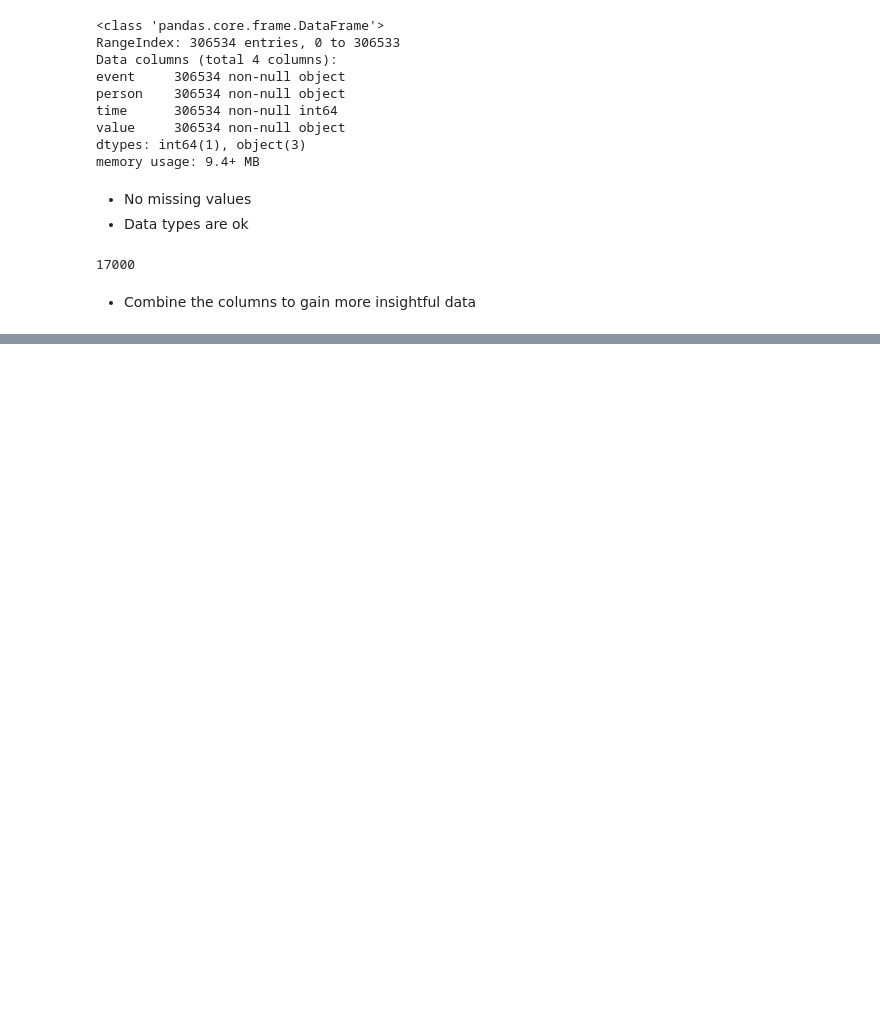
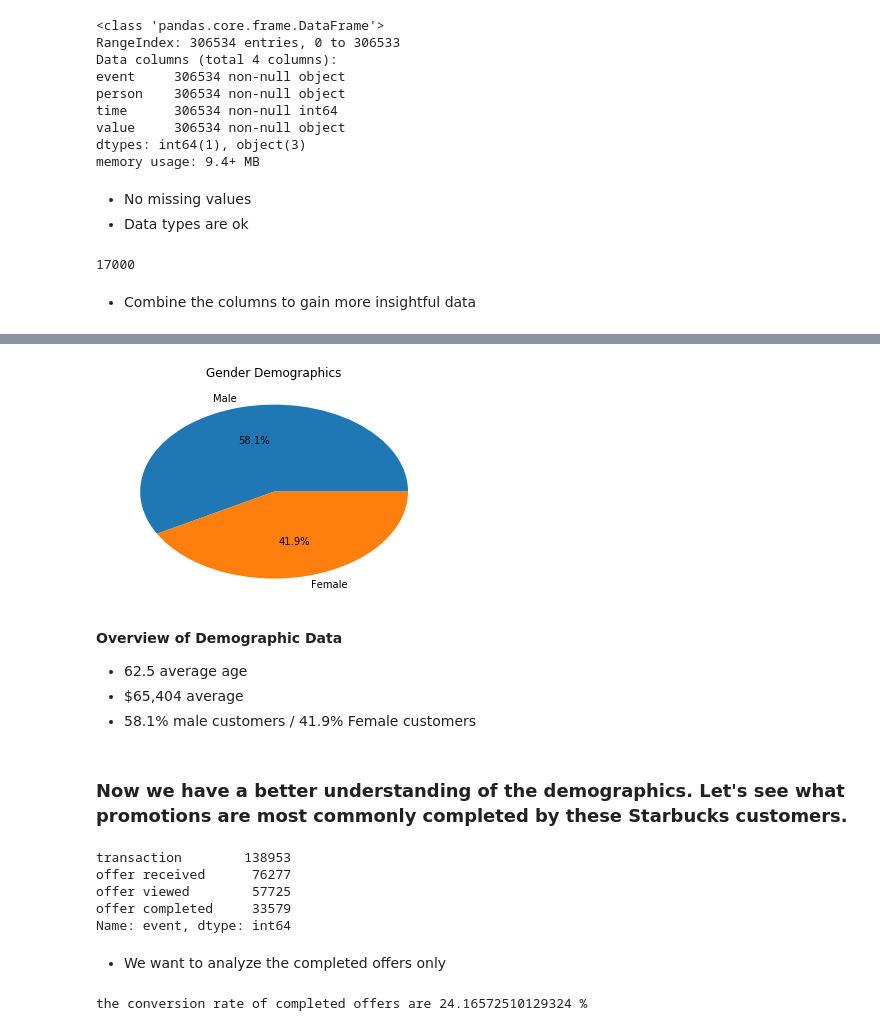
Before and after one commit to HunterKane/Starbucks-Reward-App-, a Jupyter notebook: Starbucks_Capstone_notebook-2.ipynb, the cells around one changed output, grey strips where cells are left out. Drawn from its saved outputs; the diff is of its cells as text; code cells hidden in the pictures; blank space fills up the shorter version.

```diff
--- a/Starbucks_Capstone_notebook-2.ipynb
+++ b/Starbucks_Capstone_notebook-2.ipynb
@@ -313,0 +462,36 @@ transcript.head(15)
+# %%
+ratio = [8484, 6129]
+labels = ['Male', 'Female']
+
+plt.pie(ratio, labels=labels, autopct='%.1f%%')
+plt.title('Gender Demographics')
+plt.show()
+# %% [output]
+[figure, added]
+# %% [markdown]
+__Overview of Demographic Data__
+
+- 62.5 average age
+- $65,404 average
+- 58.1% male customers / 41.9% Female customers
+# %% [markdown]
+### Now we have a better understanding of the demographics. Let's see what promotions are most commonly completed by these Starbucks customers.
+# %%
+transcript.event.value_counts()
+# %% [output]
+transaction        138953
+offer received      76277
+offer viewed        57725
+offer completed     33579
+Name: event, dtype: int64
+# %% [markdown]
+- We want to analyze the completed offers only
+# %%
+# Perentage of offers completed
+transaction = 138953
+offer_completed = 33579
+
+percentage_completed = offer_completed / transaction * 100
+print("the conversion rate of completed offers are", percentage_completed,"%")
+# %% [output]
+the conversion rate of completed offers are 24.16572510129324 %
```
Also changed, not shown: parts of 36 cells of this notebook.
